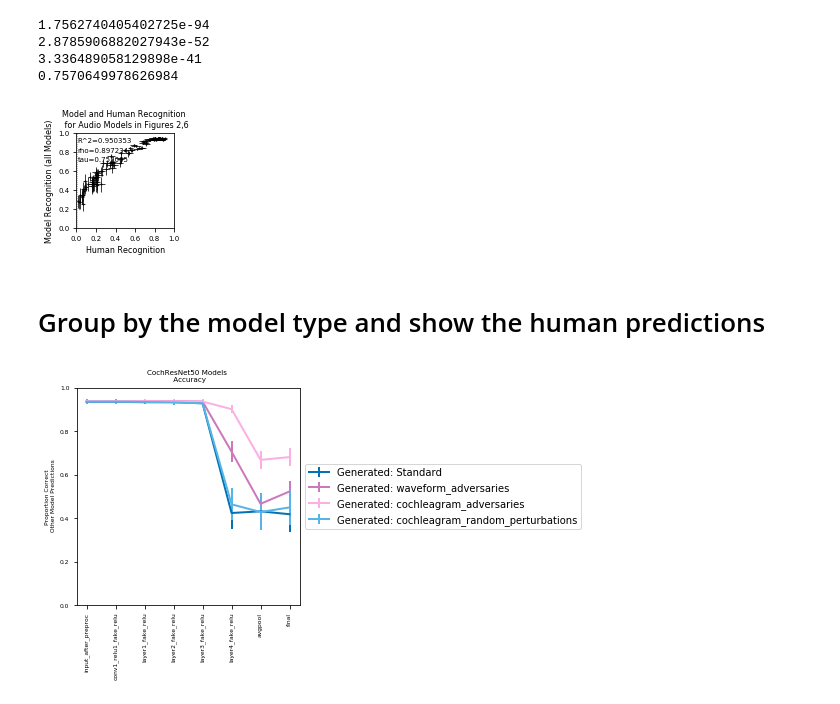
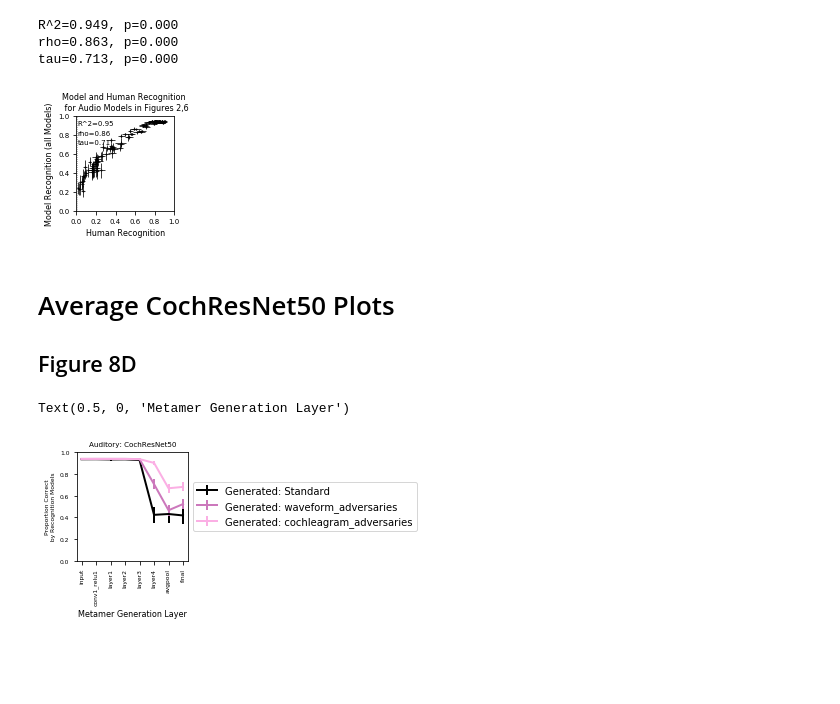
Before and after one commit to jenellefeather/model_metamers_pytorch, a Jupyter notebook: notebooks/AudioNetworkNetworkPredictions.ipynb, the cells around one changed output. Drawn from its saved outputs; the diff is of its cells as text; code cells hidden in the pictures; blank space fills up the shorter version.

Commit message:
updating the audio model-model comparison plots

```diff
--- a/notebooks/AudioNetworkNetworkPredictions.ipynb
+++ b/notebooks/AudioNetworkNetworkPredictions.ipynb
@@ -273,17 +251,18 @@ plt.title('Model and Human Recognition \n for Audio Models in Figures 2,6', font
 
 import scipy.stats
 r_value, p_value = scipy.stats.pearsonr(combined_human_means, combined_model_means)
-print(p_value)
-plt.text(0.01,0.9,'R^2=%f'%r_value**2, fontsize=7)
+print('R^2=%0.3f, p=%0.3f'%(r_value**2, p_value))
+plt.text(0.01,0.9,'R^2=%0.2f'%r_value**2, fontsize=7)
 
-r_value, p_value = scipy.stats.spearmanr(combined_human_means, combined_model_means)
-print(p_value)
-plt.text(0.01,0.8,'rho=%f'%r_value, fontsize=7)
+# Note: in our paper we just report the spearman correlation, but other stats are
+# included here for completeness (all are significant)
+rho_value, p_value = scipy.stats.spearmanr(combined_human_means, combined_model_means)
+print('rho=%0.3f, p=%0.3f'%(rho_value, p_value))
+plt.text(0.01,0.8,'rho=%0.2f'%rho_value, fontsize=7)
 
-r_value, p_value = scipy.stats.kendalltau(combined_human_means, combined_model_means)
-print(p_value)
-print(r_value)
-plt.text(0.01,0.7,'tau=%f'%r_value, fontsize=7)
+tau_value, p_value = scipy.stats.kendalltau(combined_human_means, combined_model_means)
+print('tau=%0.3f, p=%0.3f'%(tau_value, p_value))
+plt.text(0.01,0.7,'tau=%0.2f'%tau_value, fontsize=7)
 
 plt.xticks([0, 0.2, 0.4, 0.6, 0.8, 1])
 plt.yticks([0, 0.2, 0.4, 0.6, 0.8, 1])
@@ -293,10 +272,7 @@ plt.savefig('ScatterModelHumanAudioModels_update_size.pdf')
 # Change back for the other plots in this notebook
 matplotlib.rcParams.update({'font.size': 6})
 # %% [output]
-1.7562740405402725e-94
-2.8785906882027943e-52
-3.336489058129898e-41
-0.7570649978626984
+R^2=0.949, p=0.000
+rho=0.863, p=0.000
+tau=0.713, p=0.000
-[figure, old version]
+[figure, new version]
-# %% [markdown]
-# Group by the model type and show the human predictions
@@ -308,12 +279,19 @@ model_groupings = {'Generated: Standard':['cochresnet50'],
+# %% [markdown]
+# Average CochResNet50 Plots
+## Figure 8D
 # %%
-plt.figure(figsize=(4,4))
+model_groupings = {'Generated: Standard':['cochresnet50'],
+                   'Generated: waveform_adversaries':["cochresnet50_l2_1_robust_waveform", "cochresnet50_l2_p5_robust_waveform", "cochresnet50_linf_p002_robust_waveform",],
+                   'Generated: cochleagram_adversaries':["cochresnet50_l2_1_robust_cochleagram", "cochresnet50_l2_p5_robust_cochleagram"],
+                  }
+cp = sns.color_palette("colorblind")
+color_values = ['k', cp[4], cp[6]]
+
+
+plt.figure(figsize=(2,2))
 all_group_data = {}
 all_group_data_human = {}
-
-import seaborn as sns
-
-color_idxs = [0,4,6,9]
-
+all_group_data_recognition_averages = {}
 
 for group_idx, metamer_group in enumerate(model_groupings.keys()):
     all_group_data[metamer_group] = {}
@@ -326,8 +304,6 @@ for group_idx, metamer_group in enumerate(model_groupings.keys()):
             # For this type of plot, the layers need to be *exactly* the same between the models.
             assert metamer_model_layers == all_model_info.ALL_NETWORKS_AND_LAYERS_AUDIO[metamer_model]['layers']
 
-        # TODO: how to combine across the experiments? Just taking the average across all participants, but maybe should not do that first?
-        # Not sure how to propagate the error here...
         all_group_data_human[metamer_group][metamer_model] = [np.mean(combined_experiment_dict[metamer_model][layer]) for layer in metamer_model_layers]
 
         for measured_model in models_to_evaluate:
@@ -336,8 +312,6 @@ for group_idx, metamer_group in enumerate(model_groupings.keys()):
                 pckl_path = os.path.join(measured_model_info['location'], network_network_folder, 'accuracy_on_metamers_from_%s.pckl'%metamer_model)
                 eval_pckl = pckl.load(open(pckl_path, 'rb'))
                 average_correct = [eval_pckl['average_correct'][layer] for layer in metamer_model_layers]
-                # How to propagate these errors? I guess we don't for this? So don't save them...
-                bootstrap_sem = [eval_pckl['bootstrap_sem'][layer] for layer in metamer_model_layers]
                 # Save the average group data. We will do the plotting afterwards.
                 all_group_data[metamer_group][metamer_model][measured_model] = average_correct
 
@@ -352,36 +326,41 @@ for group_idx, metamer_group in enumerate(model_groupings.keys()):
         if len(model_groupings[metamer_group])>1:
             average_data_from_group[measured_model] = np.mean(np.array(collapse_data),0)
         else:
             if measured_model == model_groupings[metamer_group][0]:
                 average_data_from_group[measured_model] = np.ones((len(metamer_model_layers)))*np.nan
             else:
                 average_data_from_group[measured_model] = np.squeeze(np.array(collapse_data))
 
     collapse_group_human_data = []
     for metamer_model in model_groupings[metamer_group]:
         collapse_data.append(all_group_data_human[metamer_group][metamer_model])
     if len(model_groupings[metamer_group])>1:
         average_data_from_group_human_data = np.mean(collapse_data)
     else:
         average_data_from_group_human_data = np.squeeze(collapse_data)
 
+    all_group_data_recognition_averages[metamer_group] = average_data_from_group
+
     average_over_all_measured_models = np.squeeze(np.nanmean(np.array([average_data_from_group[measured_model] for measured_model in average_data_from_group.keys()]),0))
     sem_over_all_measured_models = np.squeeze(np.nanstd(np.array([average_data_from_group[measured_model] for measured_model in average_data_from_group.keys()]),0)/np.sqrt(len(models_to_evaluate)-1)) # N-1 because we don't use the same model for predictions
     plt.errorbar(range(len(metamer_model_layers)),
                  average_over_all_measured_models,
                  yerr=sem_over_all_measured_models,
                  linewidth=2,
                  label=metamer_group,
-                 color = sns.color_palette("colorblind")[color_idxs[group_idx]]
+                 color = color_values[group_idx]
                  )
 
 plt.legend(loc='center left', bbox_to_anchor=(1, 0.5), fontsize=10)
-plt.title('CochResNet50 Models \n Accuracy')
+plt.title('Auditory: CochResNet50')
 plt.ylim([0,1])
-plt.ylabel('Proportion Correct\n Other Model Predictions')
-plt.xticks(range(len(metamer_model_layers)), metamer_model_layers, rotation=90)
+plt.ylabel('Proportion Correct\n by Recognition Models')
 
+layer_labels = [layer.split('_fake_relu')[0].split('_fakerelu')[0].split('_after_preproc')[0] for layer in metamer_model_layers]
+plt.xticks(range(len(layer_labels)), layer_labels, rotation=90)
+plt.xlabel('Metamer Generation Layer', fontsize=8)
 
-plt.savefig('CochResNet50HumanRecModelGroupings.pdf')
+# plt.savefig('2023_07_17_CochResNet50HumanRecModelGroupings.pdf')
 # %% [output]
+Text(0.5, 0, 'Metamer Generation Layer')
-[figure, old version]
+[figure, new version]
```
Also changed, not shown: parts of 6 cells of this notebook, 1 other file.
